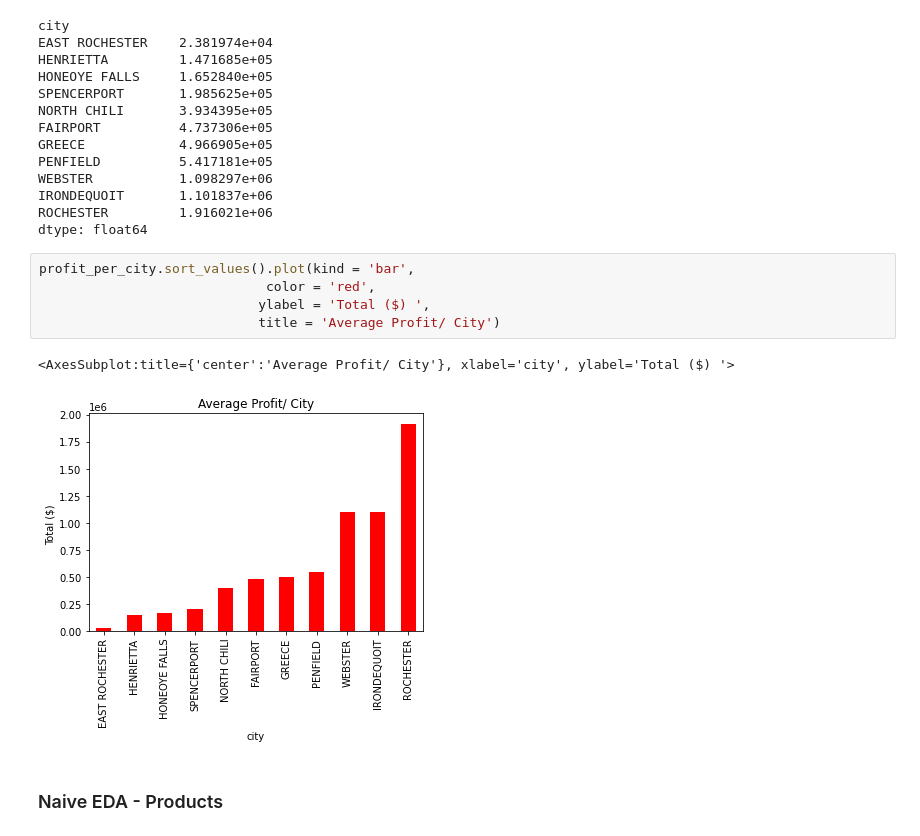
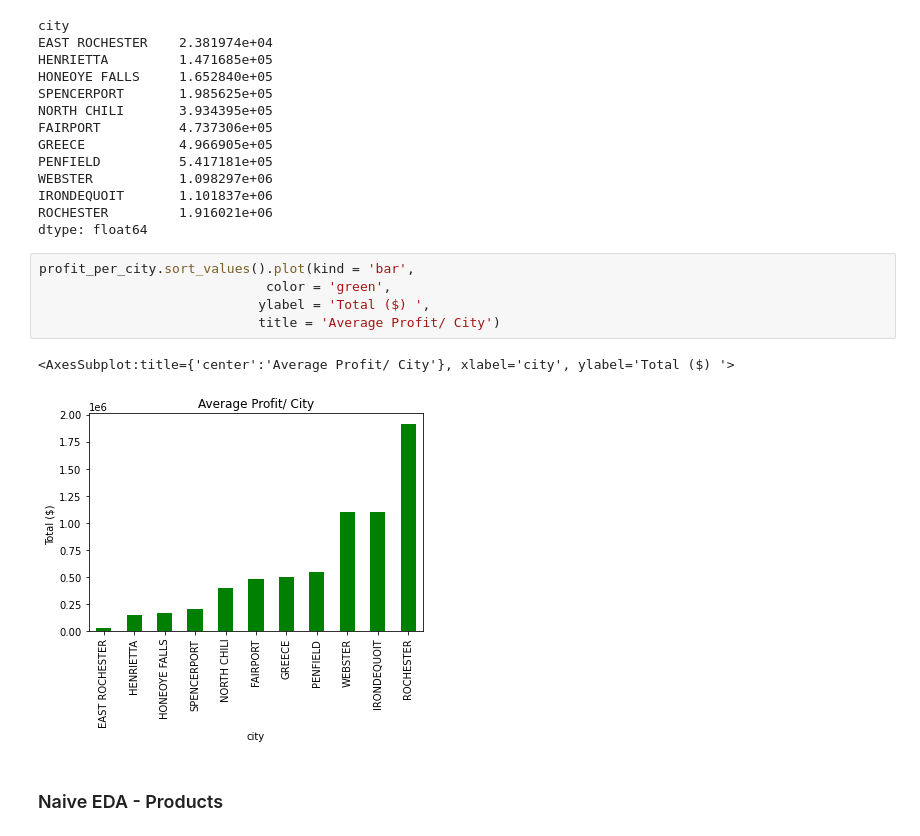
Before and after one commit to jymjam/Business-analytics-competition, a Jupyter notebook: data_cleaning/EDA.ipynb, the cells around one changed output. Cells and saved outputs as stored; diff of their text form.

```diff
--- a/data_cleaning/EDA.ipynb
+++ b/data_cleaning/EDA.ipynb
@@ -362,12 +365,12 @@ ROCHESTER         1.916021e+06
 dtype: float64
 # %%
 profit_per_city.sort_values().plot(kind = 'bar',
-                             color = 'red',
+                             color = 'green',
                             ylabel = 'Total ($) ',
                             title = 'Average Profit/ City')
 # %% [output]
 <AxesSubplot:title={'center':'Average Profit/ City'}, xlabel='city', ylabel='Total ($) '>
-[figure, old version]
+[figure, new version]
 # %% [markdown]
 ### Naive  EDA - Products
 # %% [markdown]
```
Also changed, not shown: parts of 16 cells of this notebook.
